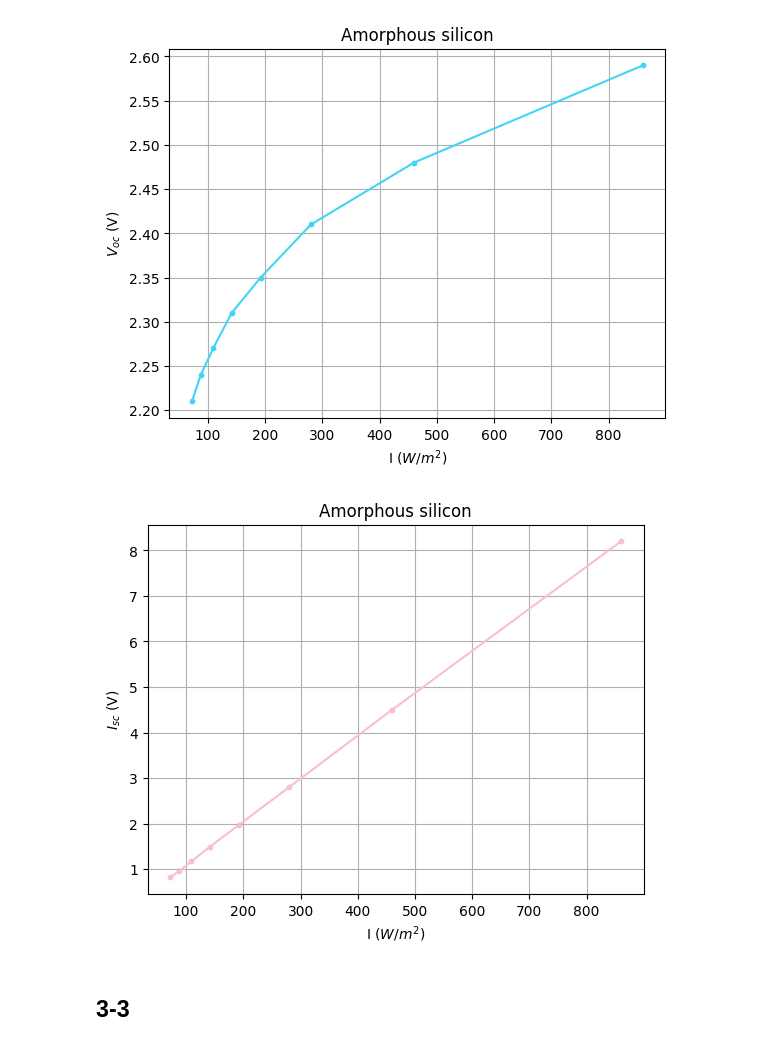
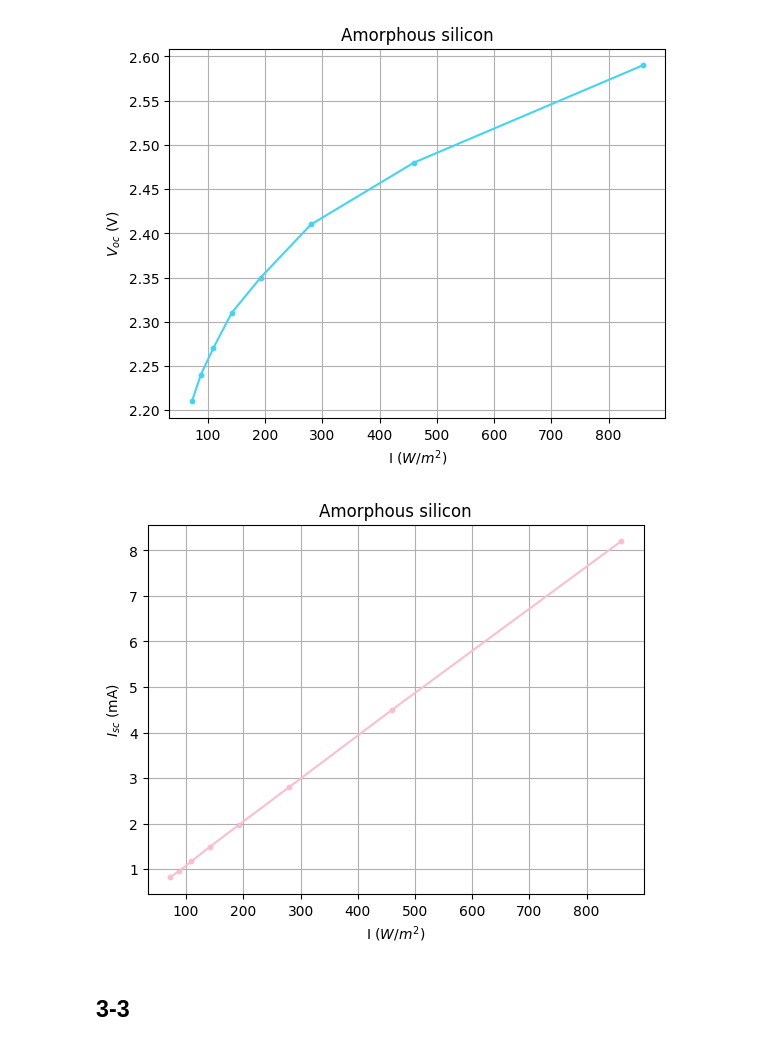
Before and after one commit to HITSZ-OpenAuto/PHYS1002, a Jupyter notebook: Exp11/太阳能电池（by longlin）.ipynb, the cells around one changed output. Drawn from its saved outputs; the diff is of its cells as text; code cells hidden in the pictures.

```diff
--- a/Exp11/太阳能电池（by longlin）.ipynb
+++ b/Exp11/太阳能电池（by longlin）.ipynb
@@ -96,13 +96,13 @@ plt.show()
 # %%
 plt.plot(I, I_sc, c='#fabed4')
 plt.scatter(I, I_sc, s=10, c='#fabed4')
 plt.xlabel('I ($W/m^2$)')
-plt.ylabel('$I_{sc}$ (V)')
+plt.ylabel('$I_{sc}$ (mA)')
 plt.grid(True)
 plt.title("Amorphous silicon")
 plt.show()
 # %% [output]
-[figure, old version]
+[figure, new version]
 # %% [markdown]
 ## 3-3
 # %%
```
Also changed, not shown: parts of 4 cells of this notebook.
